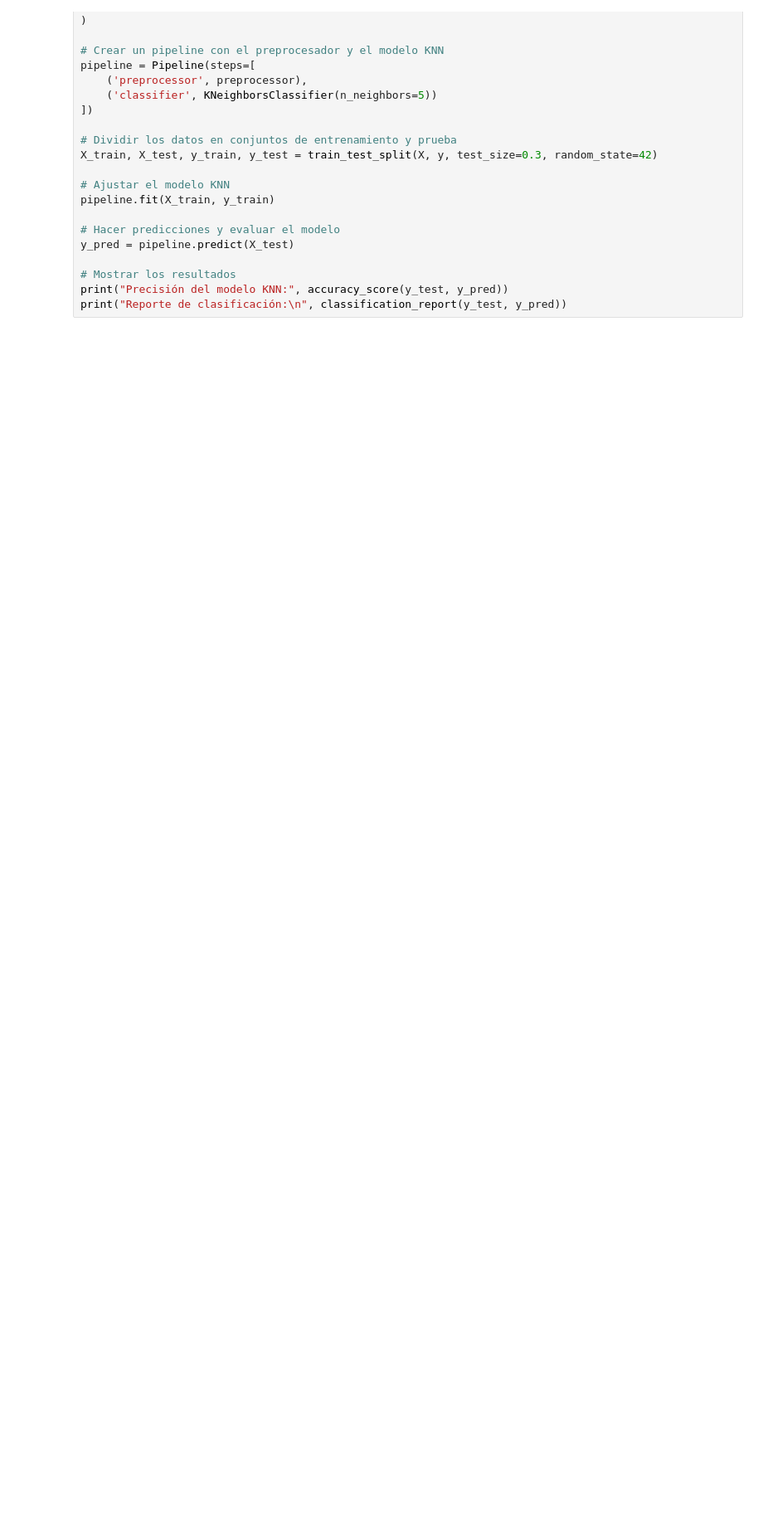
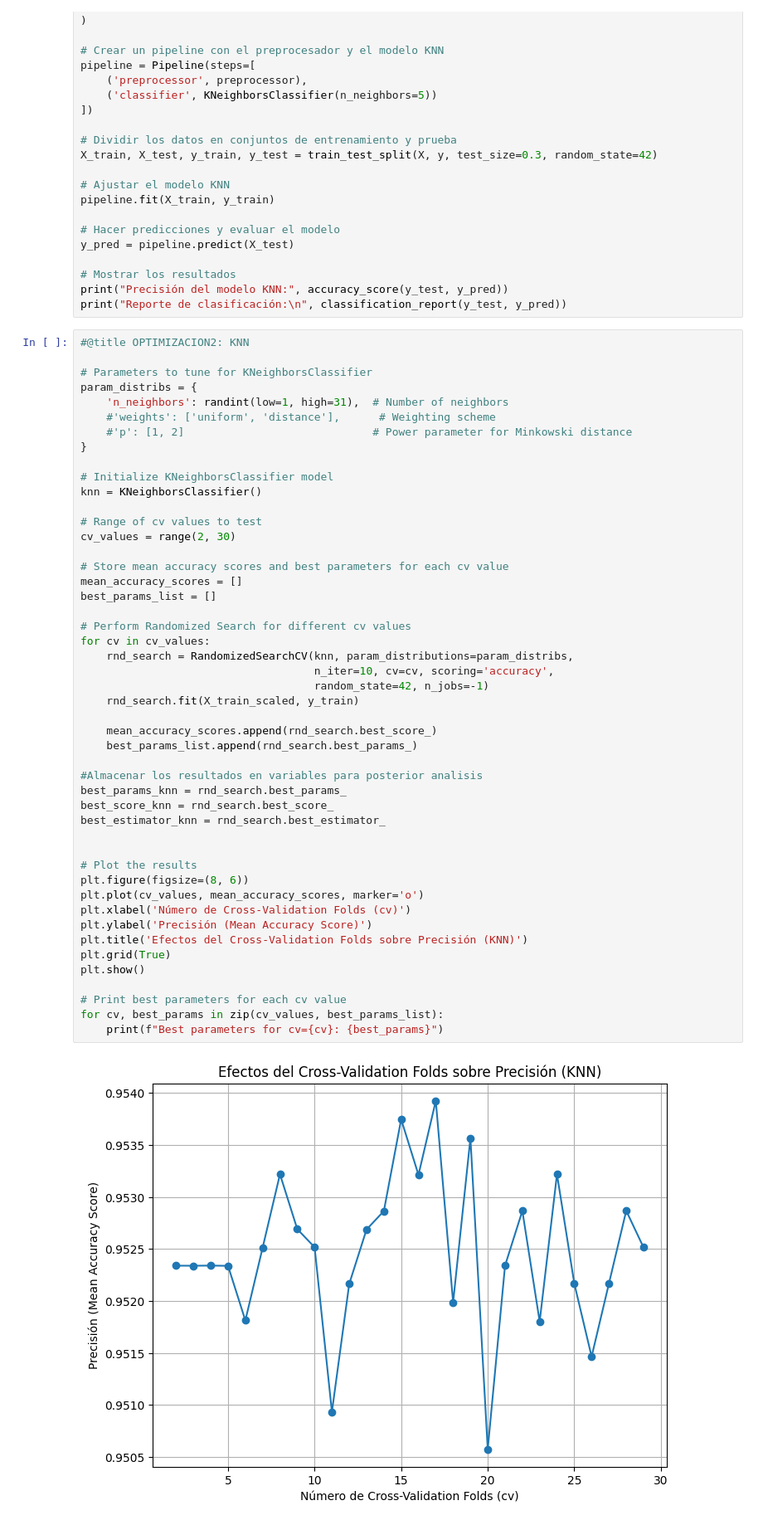
Before and after one commit to bringol/IA_TP_GRUPO_2, a Jupyter notebook: Dataset_no_me_comas.ipynb, the cells around one changed output. Shown at 83% size. Saved outputs shown, nothing was run; the diff lists cells and outputs as text; blank space fills up the shorter version.

```diff
--- a/Dataset_no_me_comas.ipynb
+++ b/Dataset_no_me_comas.ipynb
@@ -1587,3 +1689,53 @@ y_pred = pipeline.predict(X_test)
 # Mostrar los resultados
 print("Precisión del modelo KNN:", accuracy_score(y_test, y_pred))
 print("Reporte de clasificación:\n", classification_report(y_test, y_pred))
+# %%
+#@title OPTIMIZACION2: KNN
+
+# Parameters to tune for KNeighborsClassifier
+param_distribs = {
+    'n_neighbors': randint(low=1, high=31),  # Number of neighbors
+    #'weights': ['uniform', 'distance'],      # Weighting scheme
+    #'p': [1, 2]                             # Power parameter for Minkowski distance
+}
+
+# Initialize KNeighborsClassifier model
+knn = KNeighborsClassifier()
+
+# Range of cv values to test
+cv_values = range(2, 30)
+
+# Store mean accuracy scores and best parameters for each cv value
+mean_accuracy_scores = []
+best_params_list = []
+
+# Perform Randomized Search for different cv values
+for cv in cv_values:
+    rnd_search = RandomizedSearchCV(knn, param_distributions=param_distribs,
+                                    n_iter=10, cv=cv, scoring='accuracy',
+                                    random_state=42, n_jobs=-1)
+    rnd_search.fit(X_train_scaled, y_train)
+
+    mean_accuracy_scores.append(rnd_search.best_score_)
+    best_params_list.append(rnd_search.best_params_)
+
+#Almacenar los resultados en variables para posterior analisis
+best_params_knn = rnd_search.best_params_
+best_score_knn = rnd_search.best_score_
+best_estimator_knn = rnd_search.best_estimator_
+
+
+# Plot the results
+plt.figure(figsize=(8, 6))
+plt.plot(cv_values, mean_accuracy_scores, marker='o')
+plt.xlabel('Número de Cross-Validation Folds (cv)')
+plt.ylabel('Precisión (Mean Accuracy Score)')
+plt.title('Efectos del Cross-Validation Folds sobre Precisión (KNN)')
+plt.grid(True)
+plt.show()
+
+# Print best parameters for each cv value
+for cv, best_params in zip(cv_values, best_params_list):
+    print(f"Best parameters for cv={cv}: {best_params}")
+# %% [output]
+[figure, added]
```
Also changed, not shown: parts of 10 cells of this notebook.
